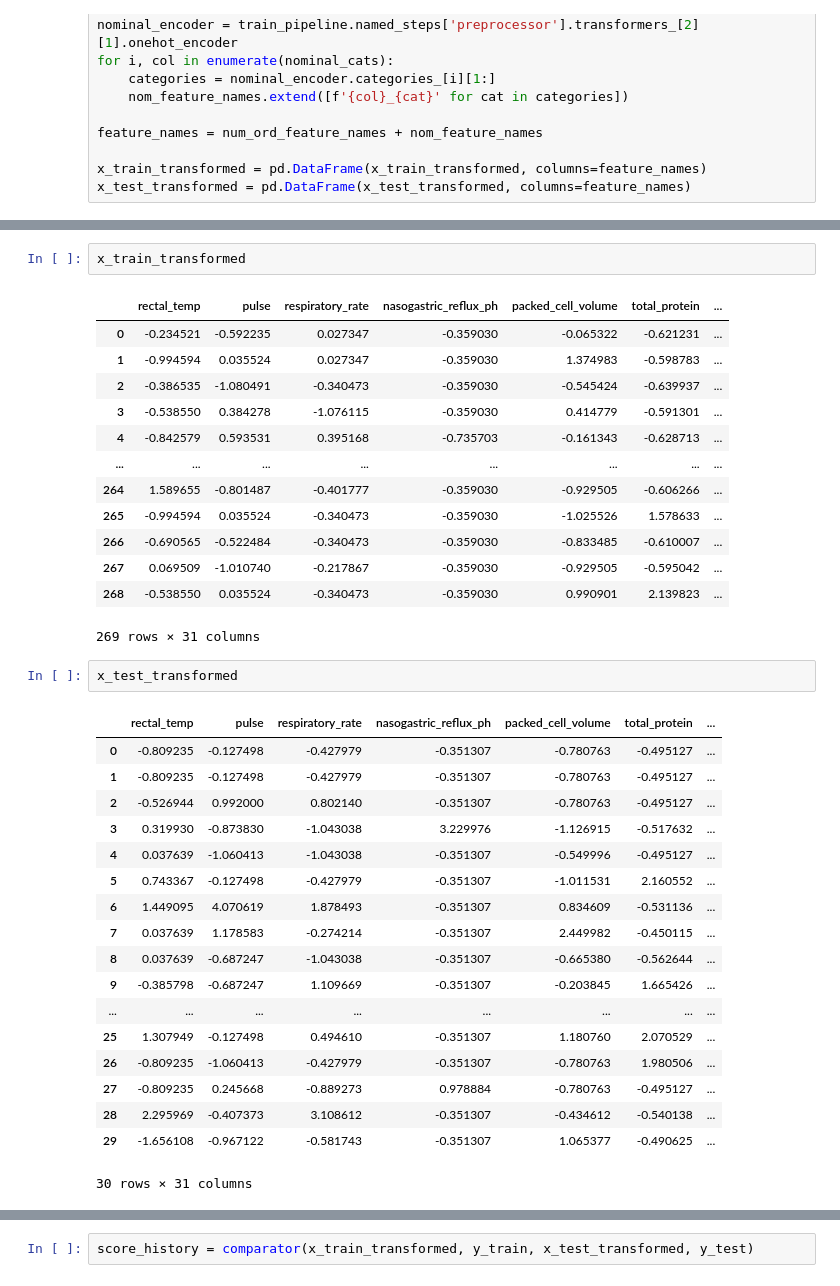
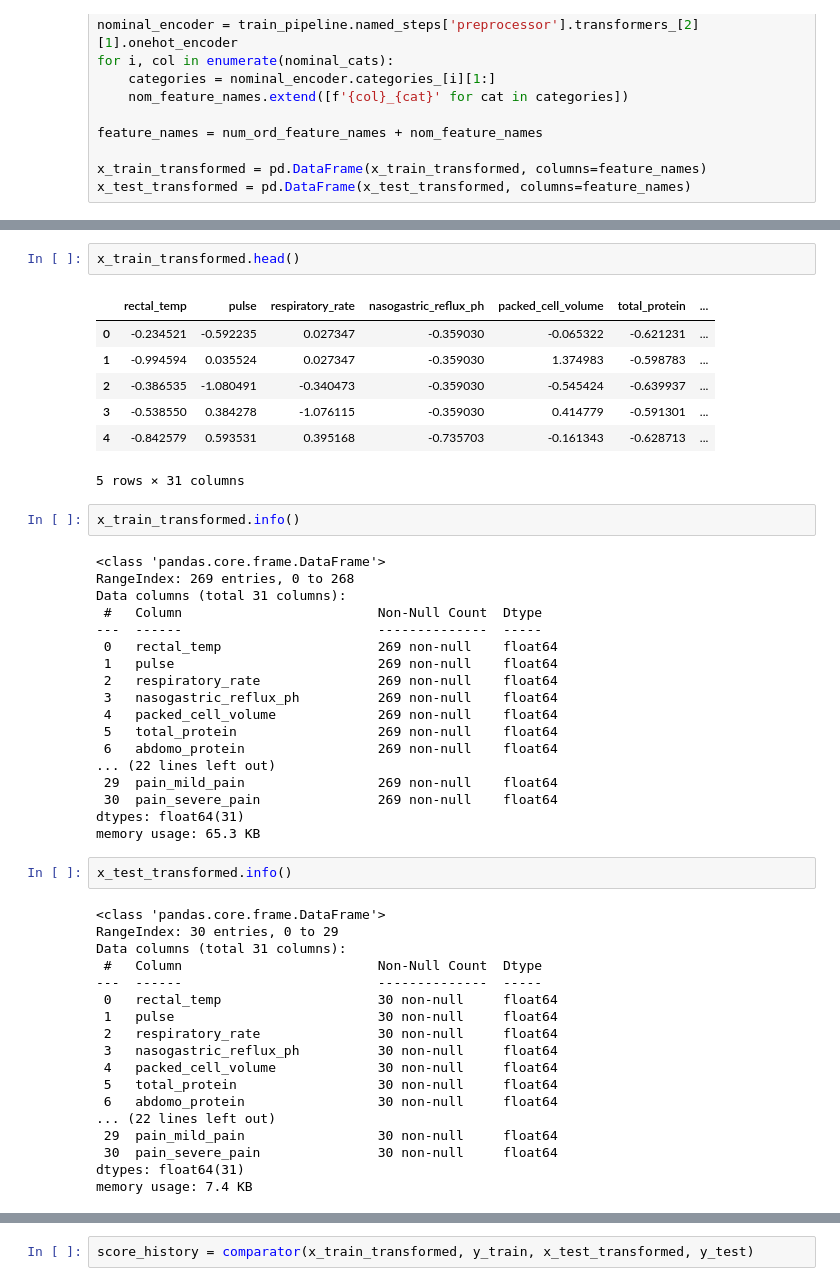
Before and after one commit to MehranZdi/horse_survival, a Jupyter notebook: horse_survival.ipynb, the cells around one changed output, grey strips where cells are left out. Saved outputs shown, nothing was run; the diff lists cells and outputs as text.

```diff
--- a/horse_survival.ipynb
+++ b/horse_survival.ipynb
@@ -403,37 +360,50 @@ scaled_distro = plot_distro(x_train_transformed)
 # %%
-x_train_transformed
+x_train_transformed.head()
 # %% [output]
 |  | rectal_temp | pulse | respiratory_rate | nasogastric_reflux_ph | packed_cell_volume | total_protein | ... |
 | 0 | -0.234521 | -0.592235 | 0.027347 | -0.359030 | -0.065322 | -0.621231 | ... |
 | 1 | -0.994594 | 0.035524 | 0.027347 | -0.359030 | 1.374983 | -0.598783 | ... |
 | 2 | -0.386535 | -1.080491 | -0.340473 | -0.359030 | -0.545424 | -0.639937 | ... |
 | 3 | -0.538550 | 0.384278 | -1.076115 | -0.359030 | 0.414779 | -0.591301 | ... |
 | 4 | -0.842579 | 0.593531 | 0.395168 | -0.735703 | -0.161343 | -0.628713 | ... |
-| ... | ... | ... | ... | ... | ... | ... | ... |
-| 264 | 1.589655 | -0.801487 | -0.401777 | -0.359030 | -0.929505 | -0.606266 | ... |
-| 265 | -0.994594 | 0.035524 | -0.340473 | -0.359030 | -1.025526 | 1.578633 | ... |
-| 266 | -0.690565 | -0.522484 | -0.340473 | -0.359030 | -0.833485 | -0.610007 | ... |
-| 267 | 0.069509 | -1.010740 | -0.217867 | -0.359030 | -0.929505 | -0.595042 | ... |
-| 268 | -0.538550 | 0.035524 | -0.340473 | -0.359030 | 0.990901 | 2.139823 | ... |
-269 rows × 31 columns
+5 rows × 31 columns
+# %%
+x_train_transformed.info()
+# %% [output]
+<class 'pandas.core.frame.DataFrame'>
+RangeIndex: 269 entries, 0 to 268
+Data columns (total 31 columns):
+ #   Column                         Non-Null Count  Dtype
+---  ------                         --------------  -----
+ 0   rectal_temp                    269 non-null    float64
+ 1   pulse                          269 non-null    float64
+ 2   respiratory_rate               269 non-null    float64
+ 3   nasogastric_reflux_ph          269 non-null    float64
+ 4   packed_cell_volume             269 non-null    float64
+ 5   total_protein                  269 non-null    float64
+ 6   abdomo_protein                 269 non-null    float64
+... (22 lines left out)
+ 29  pain_mild_pain                 269 non-null    float64
+ 30  pain_severe_pain               269 non-null    float64
+dtypes: float64(31)
+memory usage: 65.3 KB
 # %%
-x_test_transformed
+x_test_transformed.info()
 # %% [output]
-|  | rectal_temp | pulse | respiratory_rate | nasogastric_reflux_ph | packed_cell_volume | total_protein | ... |
-| 0 | -0.809235 | -0.127498 | -0.427979 | -0.351307 | -0.780763 | -0.495127 | ... |
-| 1 | -0.809235 | -0.127498 | -0.427979 | -0.351307 | -0.780763 | -0.495127 | ... |
-| 2 | -0.526944 | 0.992000 | 0.802140 | -0.351307 | -0.780763 | -0.495127 | ... |
-| 3 | 0.319930 | -0.873830 | -1.043038 | 3.229976 | -1.126915 | -0.517632 | ... |
-| 4 | 0.037639 | -1.060413 | -1.043038 | -0.351307 | -0.549996 | -0.495127 | ... |
-| 5 | 0.743367 | -0.127498 | -0.427979 | -0.351307 | -1.011531 | 2.160552 | ... |
-| 6 | 1.449095 | 4.070619 | 1.878493 | -0.351307 | 0.834609 | -0.531136 | ... |
-| 7 | 0.037639 | 1.178583 | -0.274214 | -0.351307 | 2.449982 | -0.450115 | ... |
-| 8 | 0.037639 | -0.687247 | -1.043038 | -0.351307 | -0.665380 | -0.562644 | ... |
-| 9 | -0.385798 | -0.687247 | 1.109669 | -0.351307 | -0.203845 | 1.665426 | ... |
-| ... | ... | ... | ... | ... | ... | ... | ... |
-| 25 | 1.307949 | -0.127498 | 0.494610 | -0.351307 | 1.180760 | 2.070529 | ... |
-| 26 | -0.809235 | -1.060413 | -0.427979 | -0.351307 | -0.780763 | 1.980506 | ... |
-| 27 | -0.809235 | 0.245668 | -0.889273 | 0.978884 | -0.780763 | -0.495127 | ... |
-| 28 | 2.295969 | -0.407373 | 3.108612 | -0.351307 | -0.434612 | -0.540138 | ... |
-| 29 | -1.656108 | -0.967122 | -0.581743 | -0.351307 | 1.065377 | -0.490625 | ... |
-30 rows × 31 columns
+<class 'pandas.core.frame.DataFrame'>
+RangeIndex: 30 entries, 0 to 29
+Data columns (total 31 columns):
+ #   Column                         Non-Null Count  Dtype
+---  ------                         --------------  -----
+ 0   rectal_temp                    30 non-null     float64
+ 1   pulse                          30 non-null     float64
+ 2   respiratory_rate               30 non-null     float64
+ 3   nasogastric_reflux_ph          30 non-null     float64
+ 4   packed_cell_volume             30 non-null     float64
+ 5   total_protein                  30 non-null     float64
+ 6   abdomo_protein                 30 non-null     float64
+... (22 lines left out)
+ 29  pain_mild_pain                 30 non-null     float64
+ 30  pain_severe_pain               30 non-null     float64
+dtypes: float64(31)
+memory usage: 7.4 KB
```
Also changed, not shown: parts of 51 cells of this notebook.
